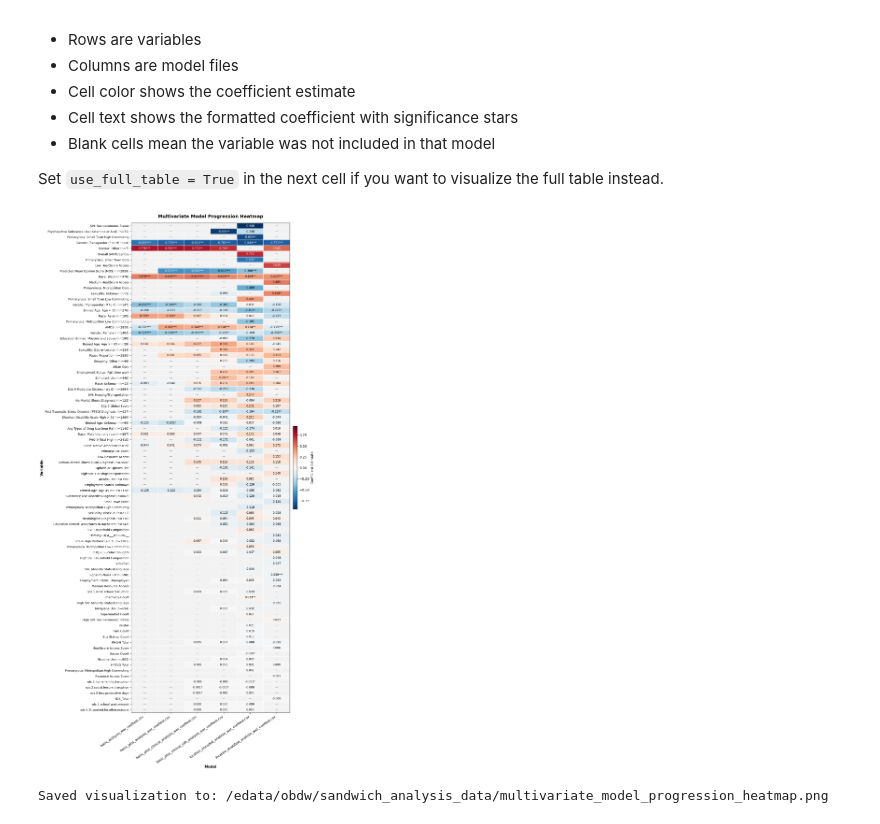
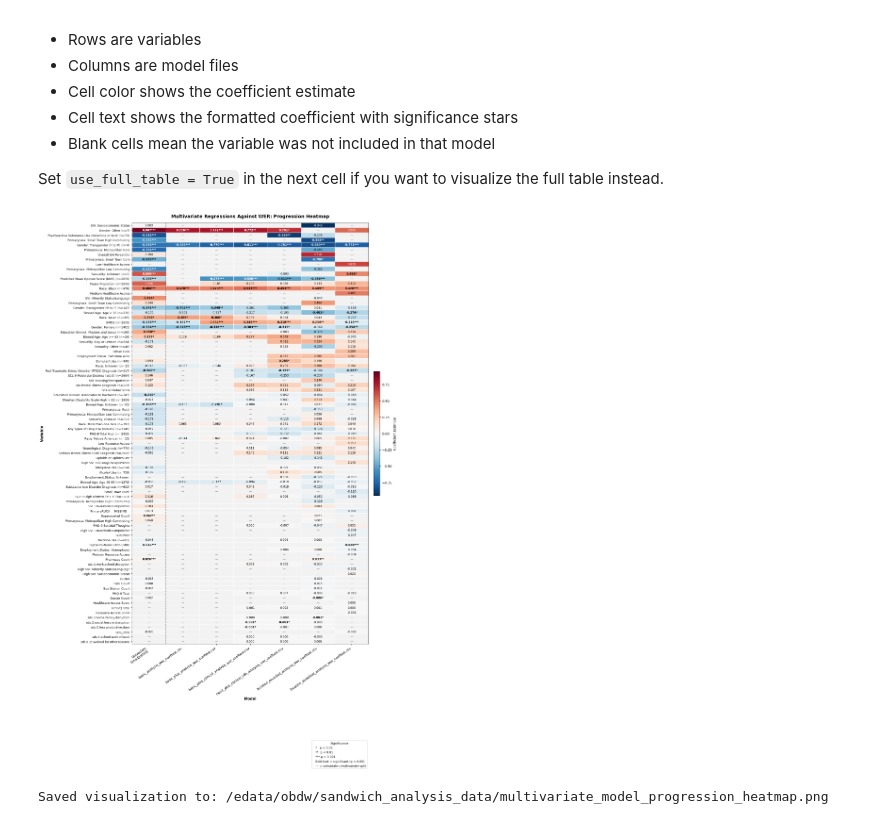
Before and after one commit to emd5-afk/BIME_U01, a Jupyter notebook: Multivariate Model Progression Table.ipynb, the cells around one changed output. Drawn from its saved outputs; the diff is of its cells as text; code cells hidden in the pictures.

Commit message:
Updated Multivariate Graph formatting, added univariate regressions

```diff
--- a/Multivariate Model Progression Table.ipynb
+++ b/Multivariate Model Progression Table.ipynb
@@ -233,17 +264,28 @@ import re
 import numpy as np
 import pandas as pd
 import matplotlib.pyplot as plt
+import matplotlib.patches as mpatches
 
 use_full_table = False
 table_path = full_output if use_full_table else presentation_output
-plot_title = 'Multivariate Model Progression Heatmap (Full Table)' if use_full_table else 'Multivariate Model Progression Heatmap'
+plot_title = (
+    'Multivariate Regressions Against WER: Progression Heatmap (Full Table)'
+    if use_full_table else
+    'Multivariate Regressions Against WER: Progression Heatmap'
+)
 plot_output = DATA_DIR / ('multivariate_model_progression_heatmap_full.png' if use_full_table else 'multivariate_model_progression_heatmap.png')
 
 plot_df = pd.read_csv(table_path)
-model_columns = [model_file.name for model_file in MODEL_FILES]
-available_model_columns = [col for col in model_columns if col in plot_df.columns]
 
-if not available_model_columns:
+# Build ordered column list: Univariate_WER first, then multivariate model files
+univariate_col = 'Univariate_WER'
+multivariate_columns = [model_file.name for model_file in MODEL_FILES]
+all_display_columns = (
+    ([univariate_col] if univariate_col in plot_df.columns else [])
+    + [col for col in multivariate_columns if col in plot_df.columns]
+)
+
+if not all_display_columns:
     raise ValueError('No model columns were found in the selected progression table.')
 
 def parse_estimate(value):
@@ -255,8 +297,12 @@ def parse_estimate(value):
     match = re.match(r'^([-+]?[0-9]*\.?[0-9]+)', text)
     return float(match.group(1)) if match else np.nan
 
-heatmap_values = plot_df[available_model_columns].apply(lambda column: column.map(parse_estimate))
-annotation_values = plot_df[available_model_columns].fillna('—').astype(str)
+def is_significant(label):
+    """Return True if the formatted cell label ends with one or more significance stars."""
+    return str(label).strip().endswith('*')
+
+heatmap_values = plot_df[all_display_columns].apply(lambda column: column.map(parse_estimate))
+annotation_values = plot_df[all_display_columns].fillna('—').astype(str)
 
 if 'Count' in plot_df.columns:
     row_labels = [f"{variable} (n={int(count)})" if pd.notna(count) else str(variable) for variable, count in zip(plot_df['Variable'], plot_df['Count'])]
@@ -275,7 +321,7 @@ annotation_values = annotation_values.loc[sort_order].reset_index(drop=True)
 row_labels = [row_labels[idx] for idx in sort_order]
 
 fig_height = max(8, min(24, 0.42 * len(row_labels)))
-fig_width = max(12, 2.0 * len(available_model_columns))
+fig_width = max(12, 2.2 * len(all_display_columns))
 fig, ax = plt.subplots(figsize=(fig_width, fig_height))
 
 masked_values = np.ma.masked_invalid(heatmap_values.to_numpy(dtype=float))
@@ -288,37 +334,68 @@ if not np.isfinite(max_abs) or max_abs == 0:
 
 image = ax.imshow(masked_values, aspect='auto', cmap=cmap, vmin=-max_abs, vmax=max_abs)
 
-ax.set_xticks(np.arange(len(available_model_columns)))
-ax.set_xticklabels(available_model_columns, rotation=35, ha='right', fontsize=10)
+# X-axis labels: distinguish the univariate column visually
+x_labels = [
+    'Univariate\n(unadjusted)' if col == univariate_col else col
+    for col in all_display_columns
+]
+ax.set_xticks(np.arange(len(all_display_columns)))
+ax.set_xticklabels(x_labels, rotation=35, ha='right', fontsize=10)
 ax.set_yticks(np.arange(len(row_labels)))
 ax.set_yticklabels(row_labels, fontsize=9)
 ax.set_title(plot_title, fontsize=14, fontweight='bold', pad=16)
 
+# Dashed separator line between univariate and first multivariate column
+if univariate_col in plot_df.columns and len(multivariate_columns) > 0:
+    ax.axvline(x=0.5, color='black', linewidth=1.5, linestyle='--', alpha=0.5)
+
 for row_idx in range(len(row_labels)):
-    for col_idx in range(len(available_model_columns)):
+    for col_idx in range(len(all_display_columns)):
         label = annotation_values.iloc[row_idx, col_idx]
         numeric_value = heatmap_values.iloc[row_idx, col_idx]
         if pd.isna(numeric_value):
             ax.text(col_idx, row_idx, '—', ha='center', va='center', fontsize=9, color='#7a7a7a')
         else:
             text_color = 'white' if abs(numeric_value) > 0.55 * max_abs else 'black'
-            ax.text(col_idx, row_idx, label, ha='center', va='center', fontsize=8.5, color=text_color)
+            weight = 'bold' if is_significant(label) else 'normal'
+            ax.text(col_idx, row_idx, label, ha='center', va='center', fontsize=8.5,
+                    color=text_color, fontweight=weight)
 
 colorbar = fig.colorbar(image, ax=ax, fraction=0.025, pad=0.02)
 colorbar.set_label('Coefficient Estimate', rotation=90)
 
 ax.set_xlabel('Model', fontsize=11, fontweight='bold')
 ax.set_ylabel('Variable', fontsize=11, fontweight='bold')
-ax.set_xticks(np.arange(-0.5, len(available_model_columns), 1), minor=True)
+ax.set_xticks(np.arange(-0.5, len(all_display_columns), 1), minor=True)
 ax.set_yticks(np.arange(-0.5, len(row_labels), 1), minor=True)
 ax.grid(which='minor', color='white', linestyle='-', linewidth=1)
 ax.tick_params(which='minor', bottom=False, left=False)
+
+# Significance legend
+legend_handles = [
+    mpatches.Patch(color='none', label='*   p < 0.05'),
+    mpatches.Patch(color='none', label='**  p < 0.01'),
+    mpatches.Patch(color='none', label='*** p < 0.001'),
+    mpatches.Patch(color='none', label='Bold text = significant (p < 0.05)'),
+    mpatches.Patch(color='none', label='--- = univariate / multivariate split'),
+]
+ax.legend(
+    handles=legend_handles,
+    loc='lower right',
+    bbox_to_anchor=(1.0, -0.30),
+    fontsize=9,
+    title='Significance',
+    title_fontsize=9,
+    frameon=True,
+    framealpha=0.85,
+    handlelength=0,
+)
 
 plt.tight_layout()
 plt.savefig(plot_output, dpi=300, bbox_inches='tight')
 plt.show()
 
 print(f'Saved visualization to: {plot_output}')
 # %% [output]
-[figure, old version]
+[figure, new version]
 Saved visualization to: /edata/obdw/sandwich_analysis_data/multivariate_model_progression_heatmap.png
```
Also changed, not shown: parts of 3 cells of this notebook, 14 other files.
